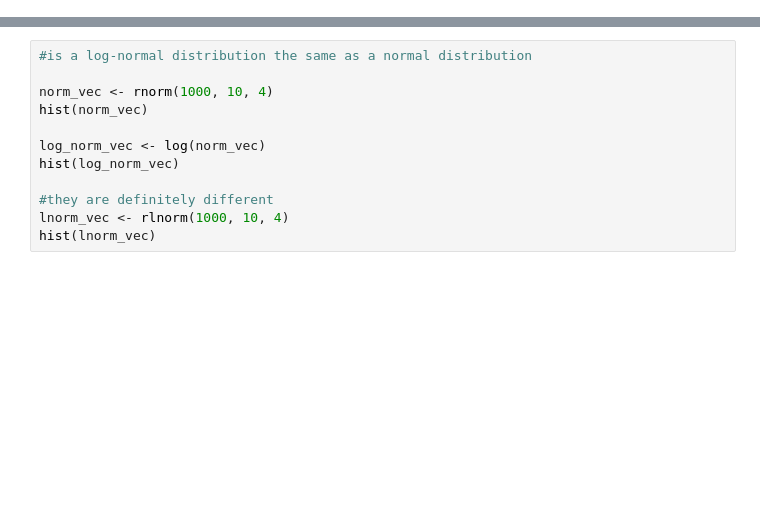
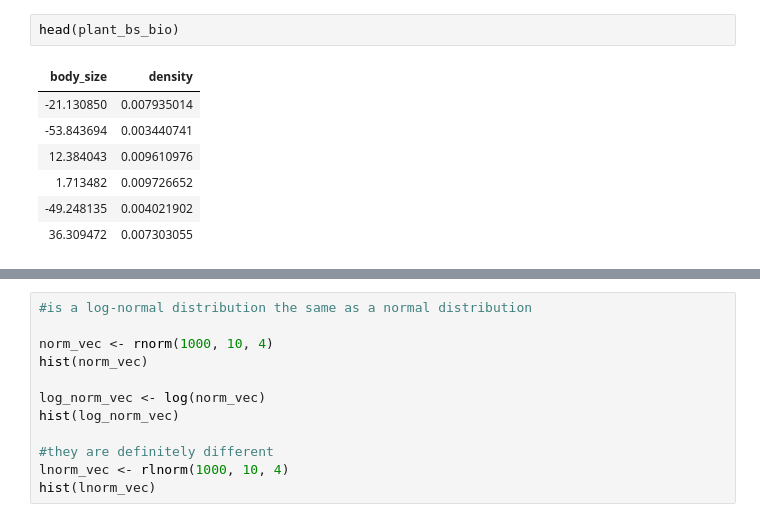
Before and after one commit to katcatalano/gordita, a Jupyter notebook: distribution_fitting.ipynb, the cells around one changed output, grey strips where cells are left out. Drawn from its saved outputs; the diff is of its cells as text; blank space fills up the shorter version.

```diff
--- a/distribution_fitting.ipynb
+++ b/distribution_fitting.ipynb
@@ -7,0 +93,10 @@ setwd('/local/home/katrinac/gordita/')
+# %%
+head(plant_bs_bio)
+# %% [output]
+| body_size | density |
+| -21.130850 | 0.007935014 |
+| -53.843694 | 0.003440741 |
+| 12.384043 | 0.009610976 |
+| 1.713482 | 0.009726652 |
+| -49.248135 | 0.004021902 |
+| 36.309472 | 0.007303055 |
```
Also changed, not shown: parts of 10 cells of this notebook.
